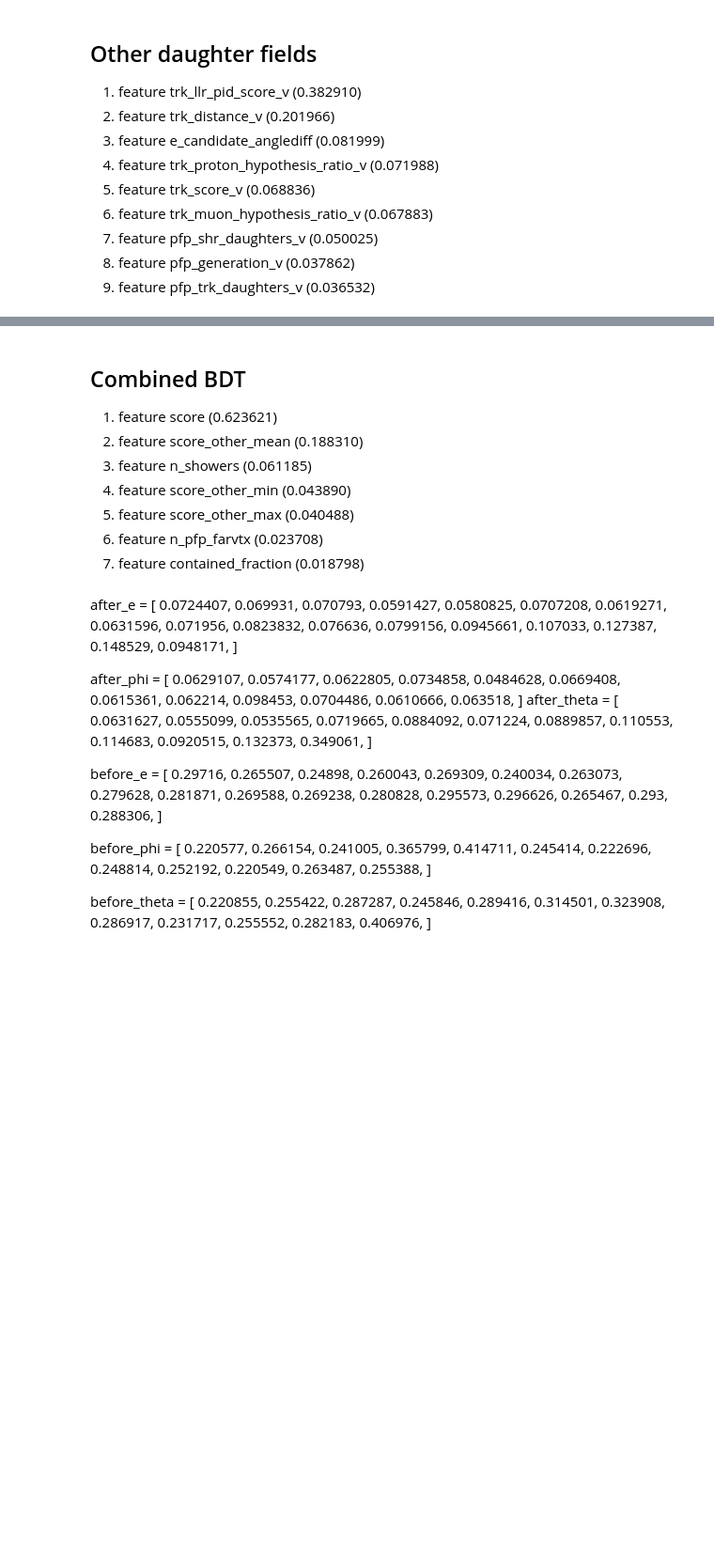
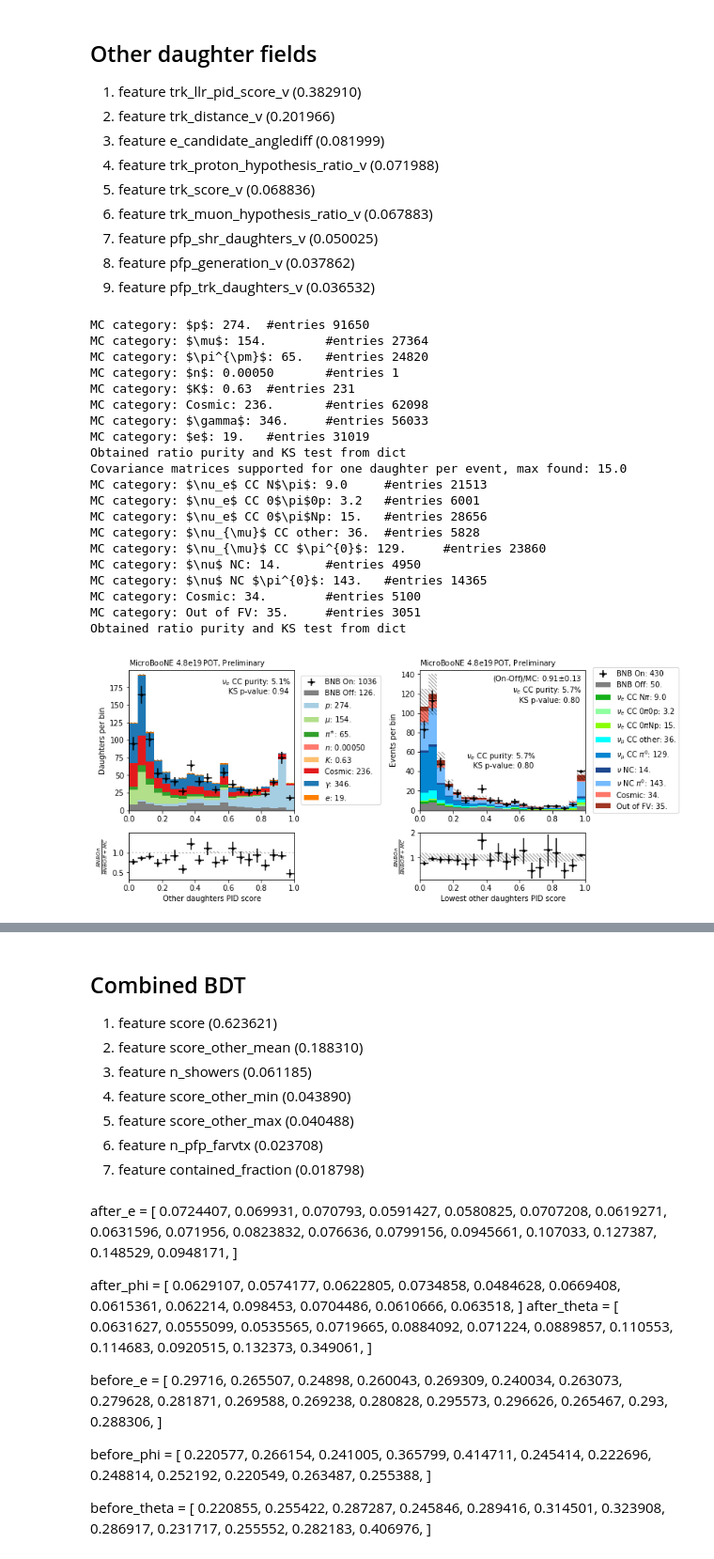
Before and after one commit to Wouter-VDP/nuecc_python, a Jupyter notebook: NuePlots_datamc.ipynb, the cells around one changed output, grey strips where cells are left out. Shown at 94% size. Saved outputs shown, nothing was run; the diff lists cells and outputs as text; code cells hidden in the pictures; blank space fills up the shorter version.

```diff
--- a/NuePlots_datamc.ipynb
+++ b/NuePlots_datamc.ipynb
@@ -224,7 +207,7 @@ if full_sample:
         ax.T[0],
         "trk_score_v",
         r"Track score",
-        N_bins=30,
+        N_bins=20,
         x_min=0,
         x_max=1,
         query=query,
@@ -263,7 +246,7 @@ if full_sample:
         ax.T[2],
         "shr_energy_y_v",
         r"Reconstructed shower energy [GeV]",
-        N_bins=25,
+        N_bins=20,
         x_min=0,
         x_max=2000,
         query=query,
@@ -279,4 +262,4 @@ if full_sample:
     ax[0][2].set_ylim(max(ax[0][2].get_ylim()[1]/1e3,1), ax[0][2].get_ylim()[1]*1.25)
     ax[0][2].set_yscale("log")
 
-    fig.savefig(output_dir + "trk_she.pdf", bbox_inches="tight")
+    fig.savefig(output_dir + "presel_2.pdf", bbox_inches="tight")
@@ -620,54 +494,69 @@ MC category: $e$: 28.   #entries 54613
 8. feature pfp_generation_v (0.037862)
 9. feature pfp_trk_daughters_v (0.036532)
 # %%
-fig, ax = get_fig(2,1)
+%autoreload
+fig, ax = get_fig(2,2)
 
 ratio, purity, ks_p, _, text_loc = plotter.plot_panel_data_mc(
     ax.T[0],
     "score",
     "Other daughters PID score",
-    N_bins=29,
+    N_bins=20,
     x_min=0,
     x_max=1,
     query="~e_candidate>0 & preselect",
     legend=True,
     title_str=title_str,
     kind="pdg",
     y_label="Daughters per bin",
 )
-ax[0][0].text(
-    ax[0][0].get_xlim()[1] * 0.7,
-    ax[0][0].get_ylim()[1] * 0.8,
-    r"$\nu_e$"
-    + " CC purity: {0:<3.1%}\nKS p-value: {1:<5.2f}".format(purity[0], ks_p),
-    horizontalalignment="right",
-    fontsize='medium'
-)
+plot_class.add_text(ax[0][0], [None,purity,ks_p], text_loc)
 
 ratio, purity, ks_p, _, text_loc = plotter.plot_panel_data_mc(
     ax.T[1],
     "score_other_min",
     "Lowest other daughters PID score",
-    N_bins=29,
+    N_bins=20,
     x_min=0,
     x_max=1,
     query="e_candidate>0 & preselect",
     legend=True,
     title_str=title_str,
     kind="cat",
 )
 ax[0][1].text(
     ax[0][1].get_xlim()[1] * 0.7,
     ax[0][1].get_ylim()[1] * 0.3,
     r"$\nu_e$"
     + " CC purity: {0:<3.1%}\nKS p-value: {1:<5.2f}".format(purity[0], ks_p),
     horizontalalignment="right",
     fontsize='medium'
 )
-ax[0][1].set_ylim(1, 500)
-ax[0][1].set_yscale("log")
+plot_class.add_text(ax[0][1], [ratio,purity,ks_p], text_loc)
 
-fig.savefig(output_dir + "pre_daughter_pid.pdf", bbox_inches="tight")
+fig.savefig(output_dir + "daughters_pid.pdf", bbox_inches="tight")
+# %% [output]
+MC category: $p$: 274.  #entries 91650
+MC category: $\mu$: 154.        #entries 27364
+MC category: $\pi^{\pm}$: 65.   #entries 24820
+MC category: $n$: 0.00050       #entries 1
+MC category: $K$: 0.63  #entries 231
+MC category: Cosmic: 236.       #entries 62098
+MC category: $\gamma$: 346.     #entries 56033
+MC category: $e$: 19.   #entries 31019
+Obtained ratio purity and KS test from dict
+Covariance matrices supported for one daughter per event, max found: 15.0
+MC category: $\nu_e$ CC N$\pi$: 9.0     #entries 21513
+MC category: $\nu_e$ CC 0$\pi$0p: 3.2   #entries 6001
+MC category: $\nu_e$ CC 0$\pi$Np: 15.   #entries 28656
+MC category: $\nu_{\mu}$ CC other: 36.  #entries 5828
+MC category: $\nu_{\mu}$ CC $\pi^{0}$: 129.     #entries 23860
+MC category: $\nu$ NC: 14.      #entries 4950
+MC category: $\nu$ NC $\pi^{0}$: 143.   #entries 14365
+MC category: Cosmic: 34.        #entries 5100
+MC category: Out of FV: 35.     #entries 3051
+Obtained ratio purity and KS test from dict
+[figure, added]
 # %%
 fig, ax = get_fig(3,1)
 
```
Also changed, not shown: parts of 13 cells of this notebook, 5 other files.
